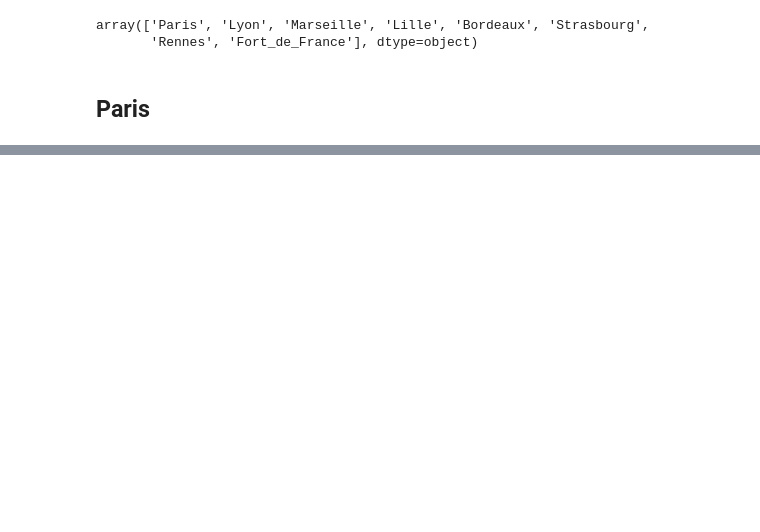
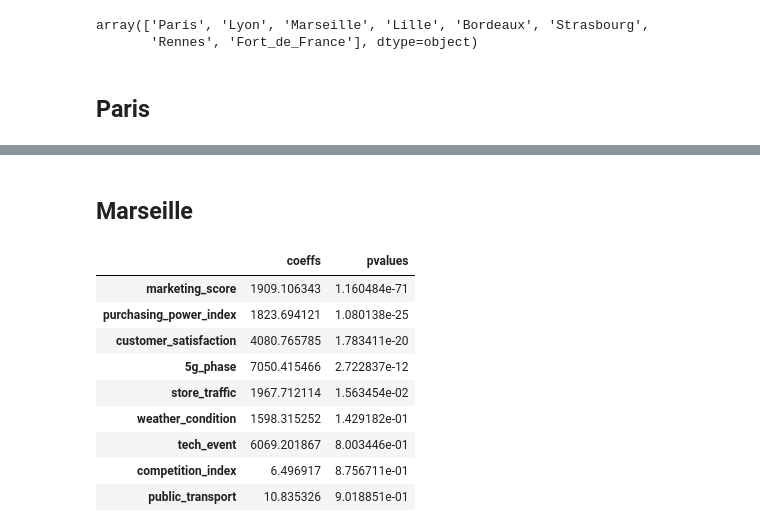
Before and after one commit to jsilvalavin/orange_test_stage, a Jupyter notebook: notebooks/exploration.ipynb, the cells around one changed output, grey strips where cells are left out. Cells and saved outputs as stored; diff of their text form; code cells hidden in the pictures; blank space fills up the shorter version.

```diff
--- a/notebooks/exploration.ipynb
+++ b/notebooks/exploration.ipynb
@@ -532,0 +577,15 @@ We note that the p values are significant for all variables except for the store
+# %% [markdown]
+## Marseille
+# %%
+city_study('Marseille')
+# %% [output]
+|  | coeffs | pvalues |
+| marketing_score | 1909.106343 | 1.160484e-71 |
+| purchasing_power_index | 1823.694121 | 1.080138e-25 |
+| customer_satisfaction | 4080.765785 | 1.783411e-20 |
+| 5g_phase | 7050.415466 | 2.722837e-12 |
+| store_traffic | 1967.712114 | 1.563454e-02 |
+| weather_condition | 1598.315252 | 1.429182e-01 |
+| tech_event | 6069.201867 | 8.003446e-01 |
+| competition_index | 6.496917 | 8.756711e-01 |
+| public_transport | 10.835326 | 9.018851e-01 |
```
Also changed, not shown: parts of 33 cells of this notebook.
